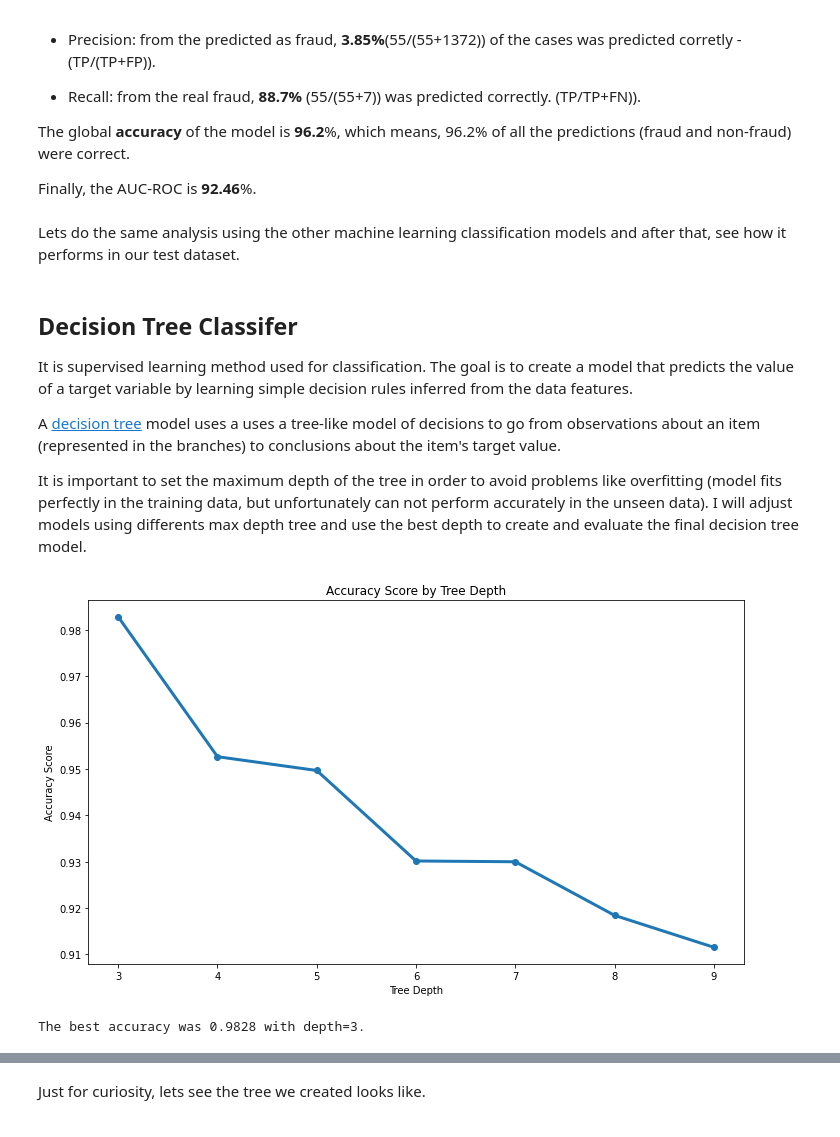
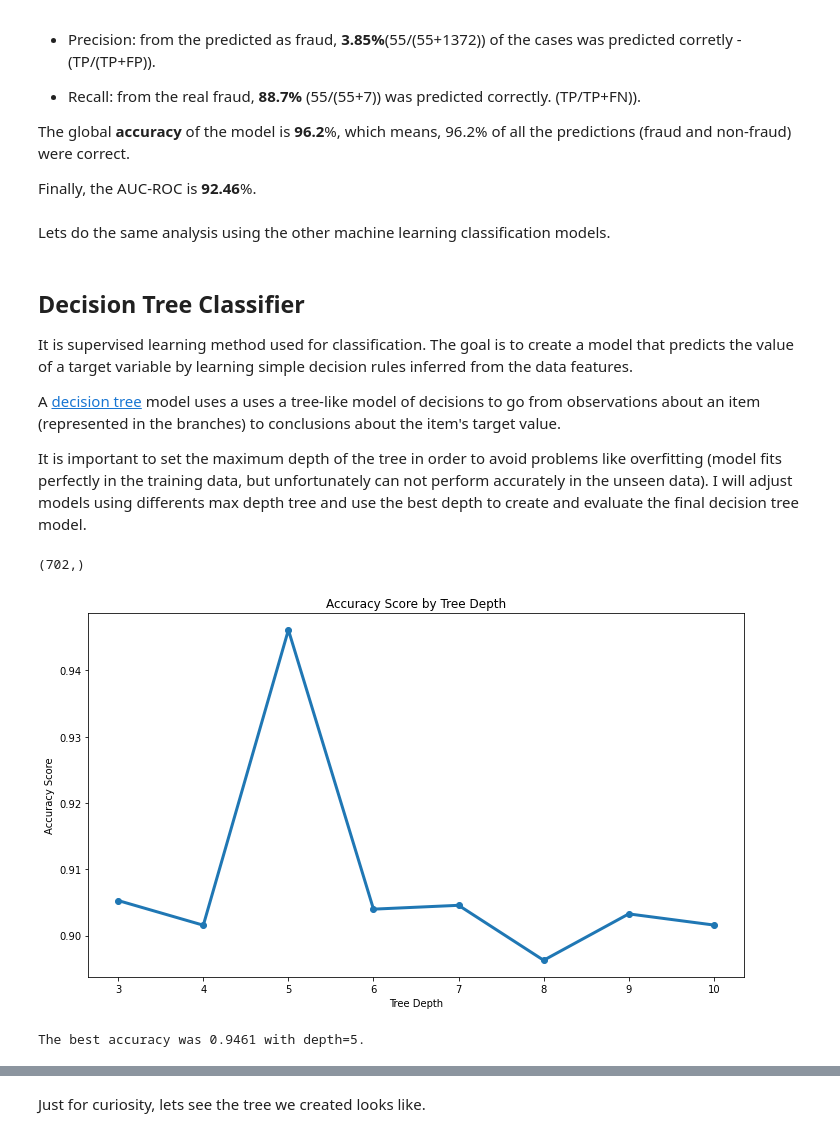
Before and after one commit to Mdrsilva/Credit_Card_Fraud_Detection_Data_Analysis, a Jupyter notebook: Credit_Card_Fraud_Detection.ipynb, the cells around one changed output, grey strips where cells are left out. Drawn from its saved outputs; the diff is of its cells as text; code cells hidden in the pictures.

```diff
--- a/Credit_Card_Fraud_Detection.ipynb
+++ b/Credit_Card_Fraud_Detection.ipynb
@@ -763,42 +763,46 @@ The global **accuracy** of the model is **96.2**%, which means, 96.2% of all the
 
 Finally, the AUC-ROC is **92.46**%.
 # %% [markdown]
-Lets do the same analysis using the other machine learning classification models and after that, see how it performs in our test dataset.
+Lets do the same analysis using the other machine learning classification models.
 # %% [markdown]
-## **Decision Tree Classifer**
+## **Decision Tree Classifier**
 
 It is supervised learning method used for classification. The goal is to create a model that predicts the value of a target variable by learning simple decision rules inferred from the data features.
 
 A [decision tree](https://scikit-learn.org/stable/modules/tree.html#decision-trees) model uses a uses a tree-like model of decisions to go from observations about an item (represented in the branches) to conclusions about the item's target value.
 
 It is important to set the maximum depth of the tree in order to avoid problems like overfitting (model fits perfectly in the training data, but unfortunately can not perform accurately in the unseen data). I will adjust models using differents max depth tree and use the best depth to create and evaluate the final decision tree model.
+# %%
+y_rus.shape
+# %% [output]
+(702,)
 # %%
 # Setting min as 3 and maximum as 10
-n = 10
-max_depth = np.zeros((n-2))
+n = 11
+dep = np.zeros((n-3))
 
 for i in range(3, n):
     tree = DecisionTreeClassifier(criterion='entropy', max_depth=i)
     tree.fit(X_rus, y_rus)
     y_pred_tree = tree.predict(X_val)
 
-    max_dep[i-3] = accuracy_score(y_val, y_pred_tree)
+    dep[i-3] = accuracy_score(y_val, y_pred_tree)
 
 fig, ax = plt.subplots(figsize=(10,6))
-ax.plot(range(3, n), max_dep, linewidth=3, marker='o')
+ax.plot(range(3, n), dep, linewidth=3, marker='o')
 ax.set_title('Accuracy Score by Tree Depth')
 ax.set_ylabel('Accuracy Score')
 ax.set_xlabel('Tree Depth')
 ax.grid(False)
 
 plt.tight_layout()
 plt.show()
 
-best_depth = max_dep.argmax()+3
-print(f'The best accuracy was {round(max_dep.max(), 4)} with depth={best_depth}.')
+best_depth = dep.argmax()+3
+print(f'The best accuracy was {round(dep.max(), 4)} with depth={best_depth}.')
 # %% [output]
-[figure, old version]
+[figure, new version]
-The best accuracy was 0.9828 with depth=3.
+The best accuracy was 0.9461 with depth=5.
 # %%
 # Instantiating and train a model
 model_dt = DecisionTreeClassifier(criterion='entropy', max_depth=best_depth)
```
Also changed, not shown: parts of 11 cells of this notebook.
